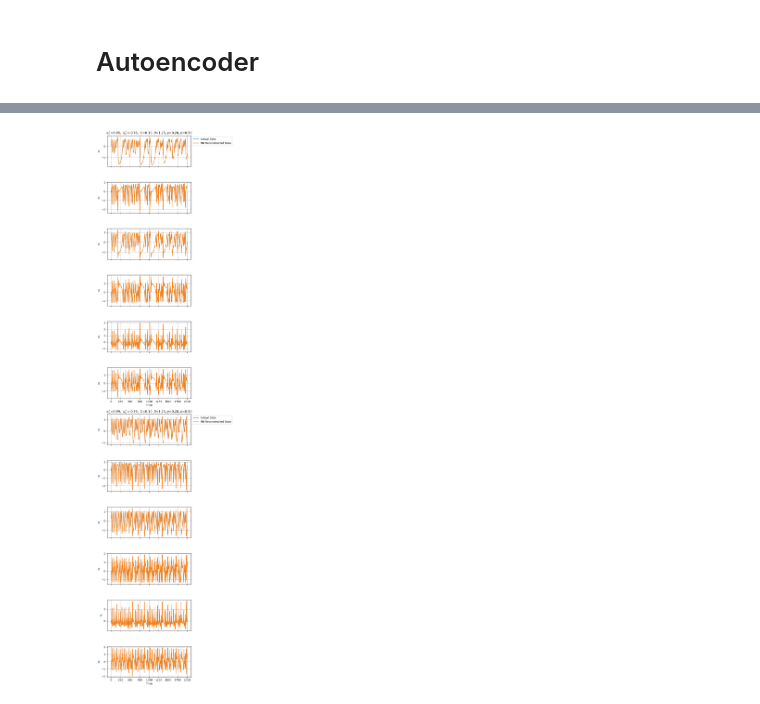
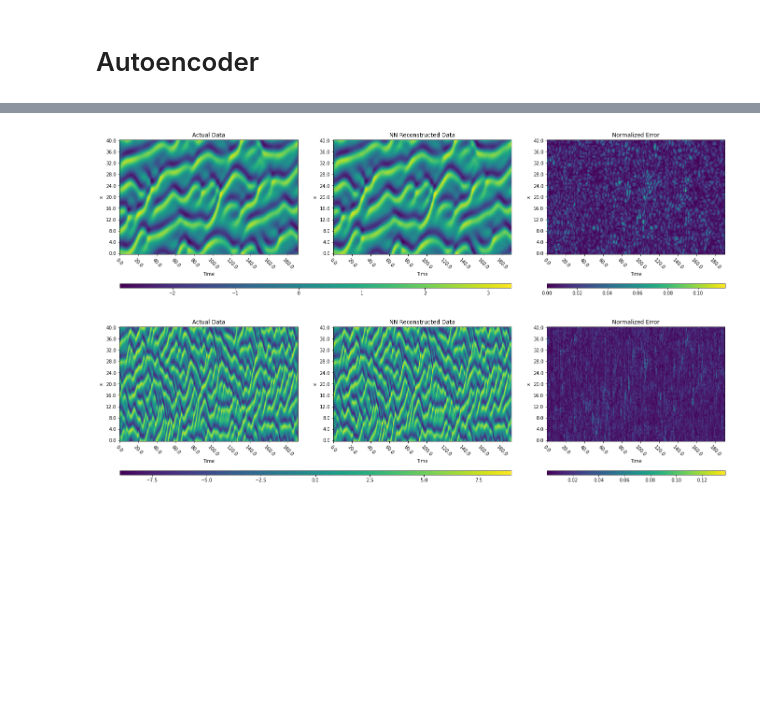
Before and after one commit to thisisrohan/MLROM, a Jupyter notebook: KS/trainingAE-loadFinal.ipynb, the cells around one changed output, grey strips where cells are left out. Cells and saved outputs as stored; diff of their text form; code cells hidden in the pictures; blank space fills up the shorter version.

```diff
--- a/KS/trainingAE-loadFinal.ipynb
+++ b/KS/trainingAE-loadFinal.ipynb
@@ -157,13 +135,0 @@ else:
-# %%
-res_dict = create_CDV_data(
-    T, t0, delta_t,
-    params_mat,
-    init_state, return_params_arr=return_params_arr,
-    normalize=normalize_flag
-)
-
-all_data = res_dict['all_data']
-N = res_dict['N']
-boundary_idx_arr = res_dict['boundary_idx_arr']
-params_arr = res_dict['params_arr']
-normalization_constant_arr = res_dict['normalization_constant_arr']
@@ -263,10 +291,10 @@ testing_data = all_data[idx[boundary:], :]
 # Initialize network
 if behaviour == 'initialiseAndTrainFromScratch':
     ae_net = Autoencoder(
-        data_dim=12,
-        enc_layers=[32,24,16,12,8,4],
-        dec_layers=[4,8,12,16,24,32],
-        latent_space_dim=4,
+        data_dim=all_data.shape[1],
+        enc_layers=[128, 96, 64, 48],
+        dec_layers=[48, 64, 96, 128],
+        latent_space_dim=48,
         lambda_reg=lambda_reg,
         reg_name='L2',
         enc_layer_act_func='elu',
@@ -281,7 +309,7 @@ if behaviour == 'initialiseAndTrainFromScratch':
     ae_net.save_class_dict(save_path+dir_sep+'final_net_class_dict.txt')
 else:
     load_file = dir_name_ae + dir_sep + 'final_net' + dir_sep + 'final_net_class_dict.txt'
-    ae_net = Autoencoder(data_dim=12, load_file=load_file)
+    ae_net = Autoencoder(data_dim=all_data.shape[1], load_file=load_file)
 
     if behaviour == 'loadCheckpointAndContinueTraining':
         wt_file = tf.train.latest_checkpoint(dir_name_ae+dir_sep+'checkpoints')
@@ -480,11 +492,14 @@ reconstructed_data = ae_net.predict(all_data)
 # %%
-fig = plot_reconstructed_data_cdv(
-    boundary_idx_arr=boundary_idx_arr,
-    dir_name_ae=dir_name_ae,
-    all_data=all_data,
-    reconstructed_data=reconstructed_data,
-    delta_t=delta_t,
-    save_figs=False)
+plot_reconstructed_data_KS(
+    boundary_idx_arr,
+    dir_name_ae,
+    all_data,
+    reconstructed_data, delta_t, xgrid,
+    save_figs=False,
+    normalization_constant_arr=normalization_constant_arr_aedata,
+    xticks_snapto=20,
+    num_yticks=11)
 # %% [output]
-[figure, old version]
+[figure, new version]
+[figure, added]
 # %%
```
Also changed, not shown: parts of 25 cells of this notebook, 50 other files.
